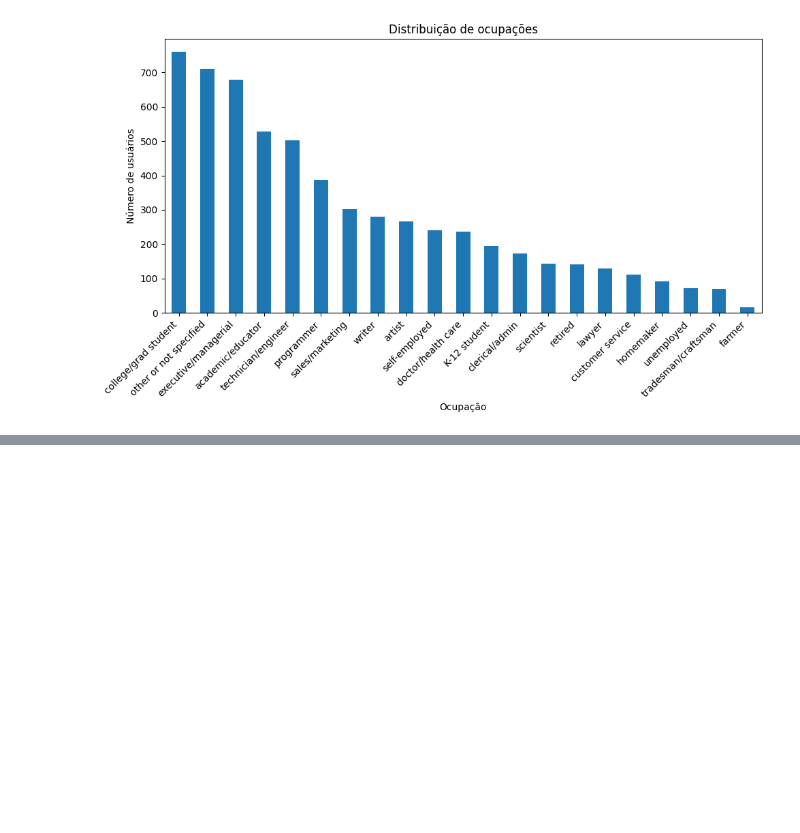
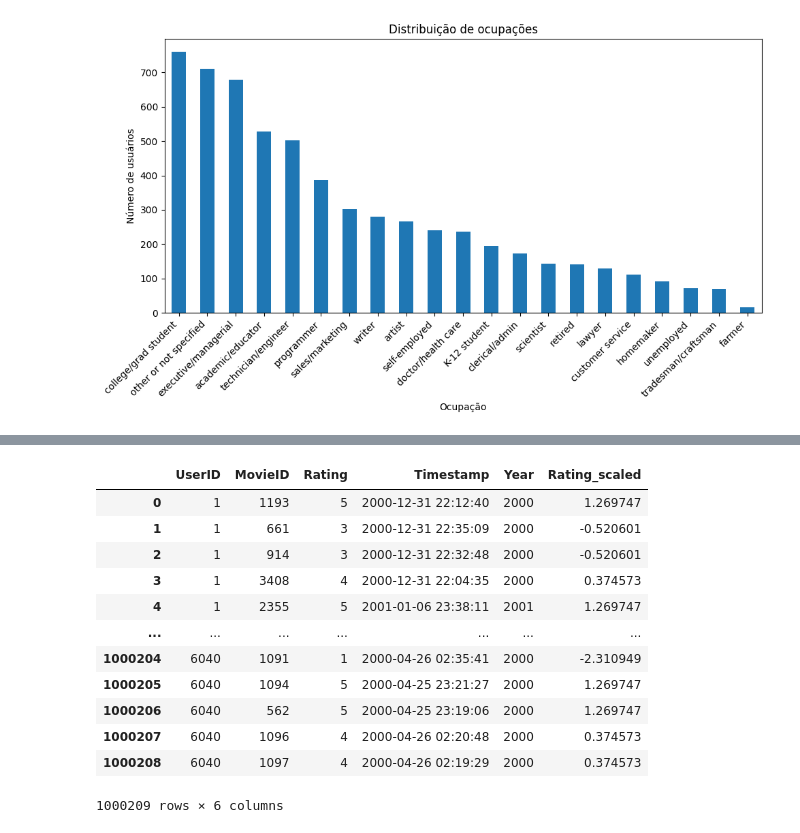
Before and after one commit to Ribeiro-Victor/coc602-data-mining, a Jupyter notebook: task_04/notebook.ipynb, the cells around one changed output, grey strips where cells are left out. Cells and saved outputs as stored; diff of their text form; code cells hidden in the pictures; blank space fills up the shorter version.

```diff
--- a/task_04/notebook.ipynb
+++ b/task_04/notebook.ipynb
@@ -177,0 +200,19 @@ plot_users_rating_amount_distribution(ratings_df)
+# %%
+
+scaler = StandardScaler()
+ratings_df['Rating_scaled'] = scaler.fit_transform(ratings_df[['Rating']])
+ratings_df
+# %% [output]
+|  | UserID | MovieID | Rating | Timestamp | Year | Rating_scaled |
+| 0 | 1 | 1193 | 5 | 2000-12-31 22:12:40 | 2000 | 1.269747 |
+| 1 | 1 | 661 | 3 | 2000-12-31 22:35:09 | 2000 | -0.520601 |
+| 2 | 1 | 914 | 3 | 2000-12-31 22:32:48 | 2000 | -0.520601 |
+| 3 | 1 | 3408 | 4 | 2000-12-31 22:04:35 | 2000 | 0.374573 |
+| 4 | 1 | 2355 | 5 | 2001-01-06 23:38:11 | 2001 | 1.269747 |
+| ... | ... | ... | ... | ... | ... | ... |
+| 1000204 | 6040 | 1091 | 1 | 2000-04-26 02:35:41 | 2000 | -2.310949 |
+| 1000205 | 6040 | 1094 | 5 | 2000-04-25 23:21:27 | 2000 | 1.269747 |
+| 1000206 | 6040 | 562 | 5 | 2000-04-25 23:19:06 | 2000 | 1.269747 |
+| 1000207 | 6040 | 1096 | 4 | 2000-04-26 02:20:48 | 2000 | 0.374573 |
+| 1000208 | 6040 | 1097 | 4 | 2000-04-26 02:19:29 | 2000 | 0.374573 |
+1000209 rows × 6 columns
```
Also changed, not shown: parts of 7 cells of this notebook.
